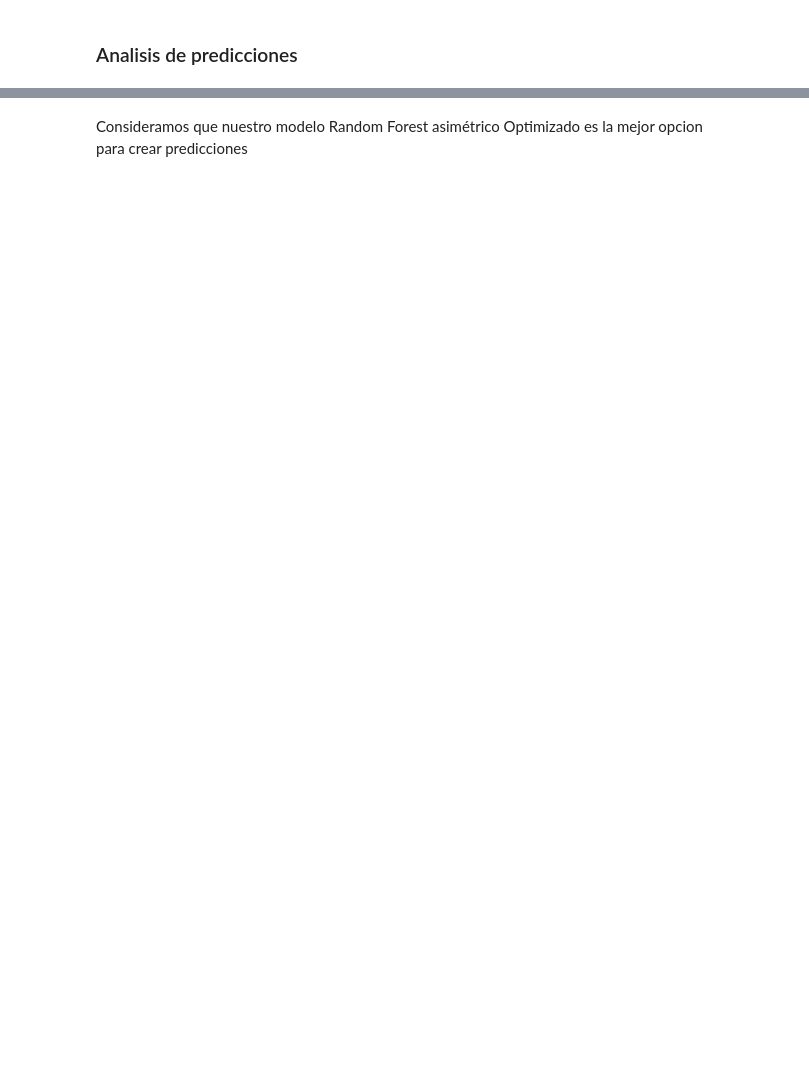
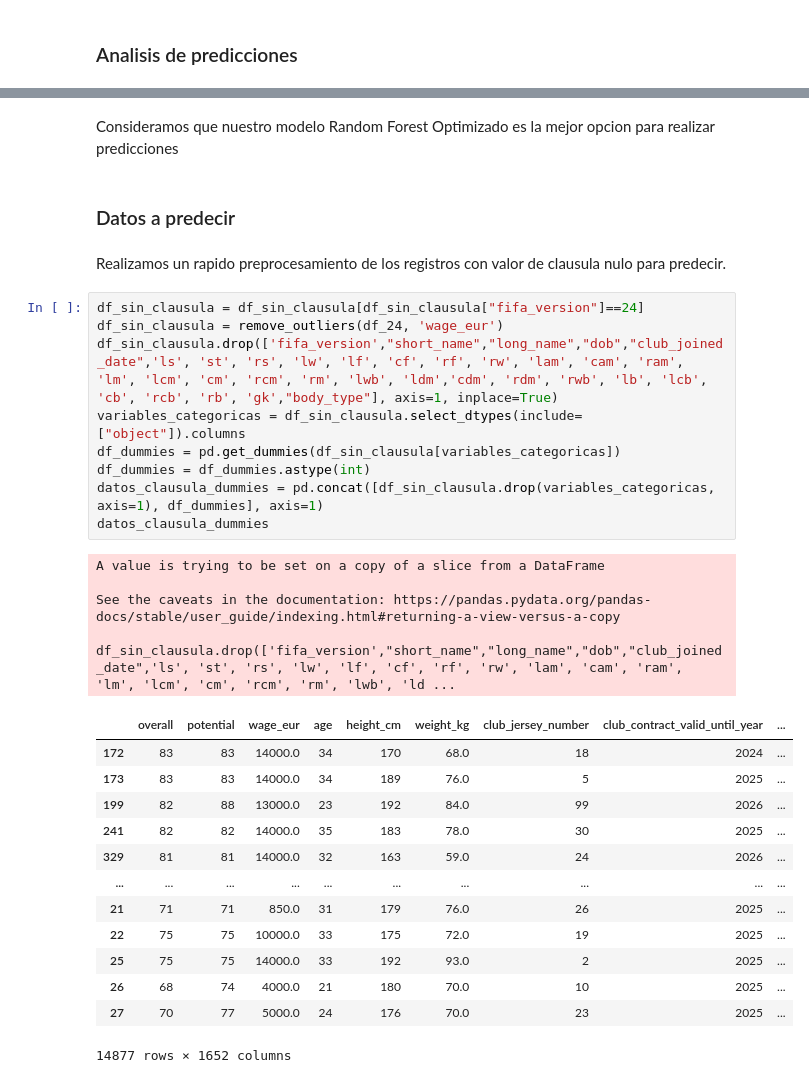
Before and after one commit to MatiasKige/Data-Science-FIFA, a Jupyter notebook: Proyecto FIFA.ipynb, the cells around one changed output, grey strips where cells are left out. Saved outputs shown, nothing was run; the diff lists cells and outputs as text; blank space fills up the shorter version.

Commit message:
Machine Learning Regresion Predicciones completadas

```diff
--- a/Proyecto FIFA.ipynb
+++ b/Proyecto FIFA.ipynb
@@ -3293,4 +2867,35 @@ Random Forest: 0.879000
 
 ******************************
 # %% [markdown]
-Consideramos que nuestro modelo Random Forest asimétrico Optimizado es la mejor opcion para crear predicciones
+Consideramos que nuestro modelo Random Forest Optimizado es la mejor opcion para realizar predicciones
+# %% [markdown]
+### Datos a predecir
+# %% [markdown]
+Realizamos un rapido preprocesamiento de los registros con valor de clausula nulo para predecir.
+# %%
+df_sin_clausula = df_sin_clausula[df_sin_clausula["fifa_version"]==24]
+df_sin_clausula = remove_outliers(df_24, 'wage_eur')
+df_sin_clausula.drop(['fifa_version',"short_name","long_name","dob","club_joined_date",'ls', 'st', 'rs', 'lw', 'lf', 'cf', 'rf', 'rw', 'lam', 'cam', 'ram', 'lm', 'lcm', 'cm', 'rcm', 'rm', 'lwb', 'ldm','cdm', 'rdm', 'rwb', 'lb', 'lcb', 'cb', 'rcb', 'rb', 'gk',"body_type"], axis=1, inplace=True)
+variables_categoricas = df_sin_clausula.select_dtypes(include=["object"]).columns
+df_dummies = pd.get_dummies(df_sin_clausula[variables_categoricas])
+df_dummies = df_dummies.astype(int)
+datos_clausula_dummies = pd.concat([df_sin_clausula.drop(variables_categoricas, axis=1), df_dummies], axis=1)
+datos_clausula_dummies
+# %% [output]
+A value is trying to be set on a copy of a slice from a DataFrame
+
+See the caveats in the documentation: https://pandas.pydata.org/pandas-docs/stable/user_guide/indexing.html#returning-a-view-versus-a-copy
+  df_sin_clausula.drop(['fifa_version',"short_name","long_name","dob","club_joined_date",'ls', 'st', 'rs', 'lw', 'lf', 'cf', 'rf', 'rw', 'lam', 'cam', 'ram', 'lm', 'lcm', 'cm', 'rcm', 'rm', 'lwb', 'ld ...
+|  | overall | potential | wage_eur | age | height_cm | weight_kg | club_jersey_number | club_contract_valid_until_year | ... |
+| 172 | 83 | 83 | 14000.0 | 34 | 170 | 68.0 | 18 | 2024 | ... |
+| 173 | 83 | 83 | 14000.0 | 34 | 189 | 76.0 | 5 | 2025 | ... |
+| 199 | 82 | 88 | 13000.0 | 23 | 192 | 84.0 | 99 | 2026 | ... |
+| 241 | 82 | 82 | 14000.0 | 35 | 183 | 78.0 | 30 | 2025 | ... |
+| 329 | 81 | 81 | 14000.0 | 32 | 163 | 59.0 | 24 | 2026 | ... |
+| ... | ... | ... | ... | ... | ... | ... | ... | ... | ... |
+| 21 | 71 | 71 | 850.0 | 31 | 179 | 76.0 | 26 | 2025 | ... |
+| 22 | 75 | 75 | 10000.0 | 33 | 175 | 72.0 | 19 | 2025 | ... |
+| 25 | 75 | 75 | 14000.0 | 33 | 192 | 93.0 | 2 | 2025 | ... |
+| 26 | 68 | 74 | 4000.0 | 21 | 180 | 70.0 | 10 | 2025 | ... |
+| 27 | 70 | 77 | 5000.0 | 24 | 176 | 70.0 | 23 | 2025 | ... |
+14877 rows × 1652 columns
```
Also changed, not shown: parts of 88 cells of this notebook.
